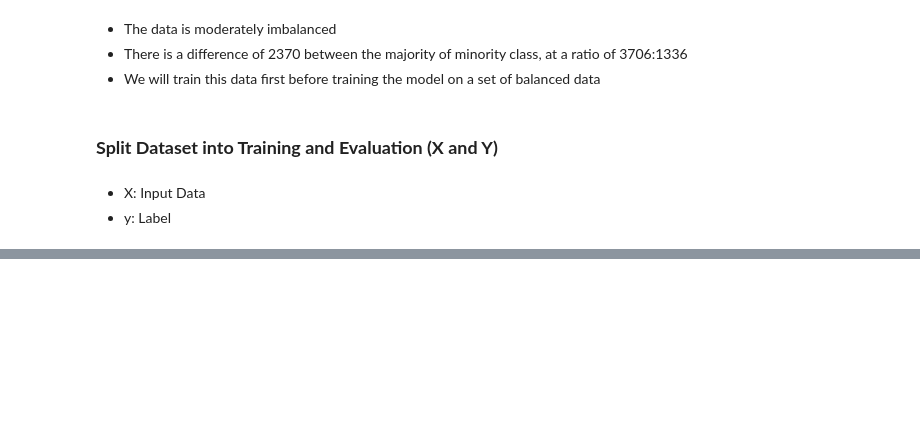
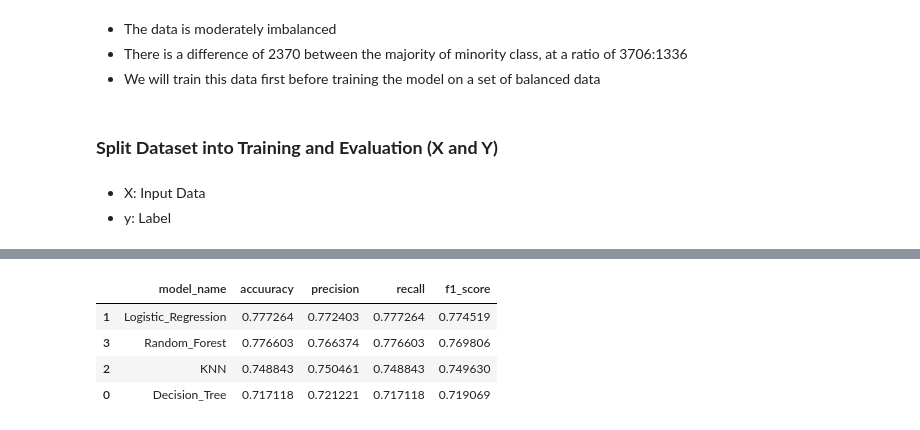
Before and after one commit to ZawadiLMG/Customer-Churn-Prediction, a Jupyter notebook: Notebooks/churn.ipynb, the cells around one changed output, grey strips where cells are left out. Saved outputs shown, nothing was run; the diff lists cells and outputs as text; code cells hidden in the pictures; blank space fills up the shorter version.

```diff
--- a/Notebooks/churn.ipynb
+++ b/Notebooks/churn.ipynb
@@ -990,0 +1168,9 @@ array([0, 1, 0, ..., 0, 0, 0])
+# %%
+# arrange in order
+metric_table.sort_values(by='f1_score', ascending=False)
+# %% [output]
+|  | model_name | accuuracy | precision | recall | f1_score |
+| 1 | Logistic_Regression | 0.777264 | 0.772403 | 0.777264 | 0.774519 |
+| 3 | Random_Forest | 0.776603 | 0.766374 | 0.776603 | 0.769806 |
+| 2 | KNN | 0.748843 | 0.750461 | 0.748843 | 0.749630 |
+| 0 | Decision_Tree | 0.717118 | 0.721221 | 0.717118 | 0.719069 |
```
Also changed, not shown: parts of 46 cells of this notebook, 1 other file.
